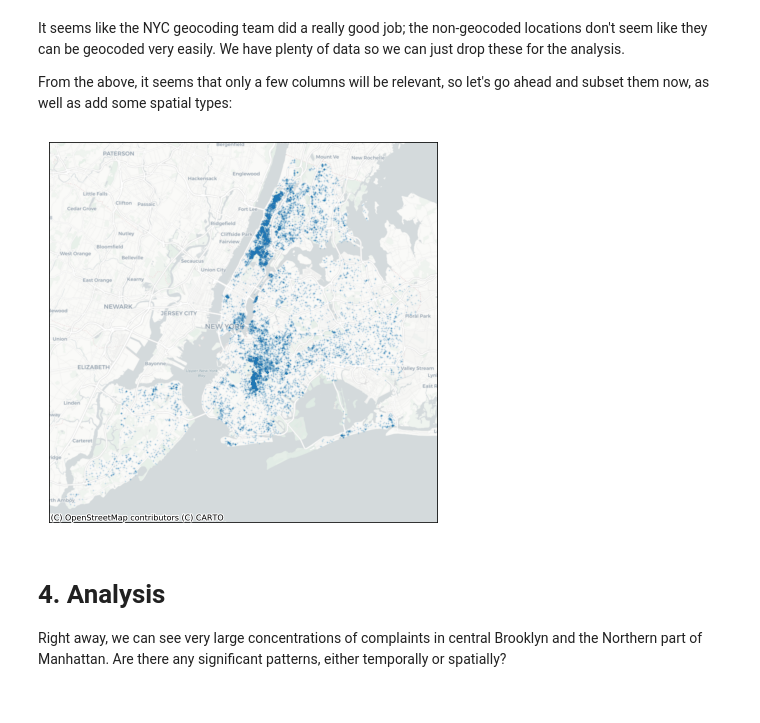
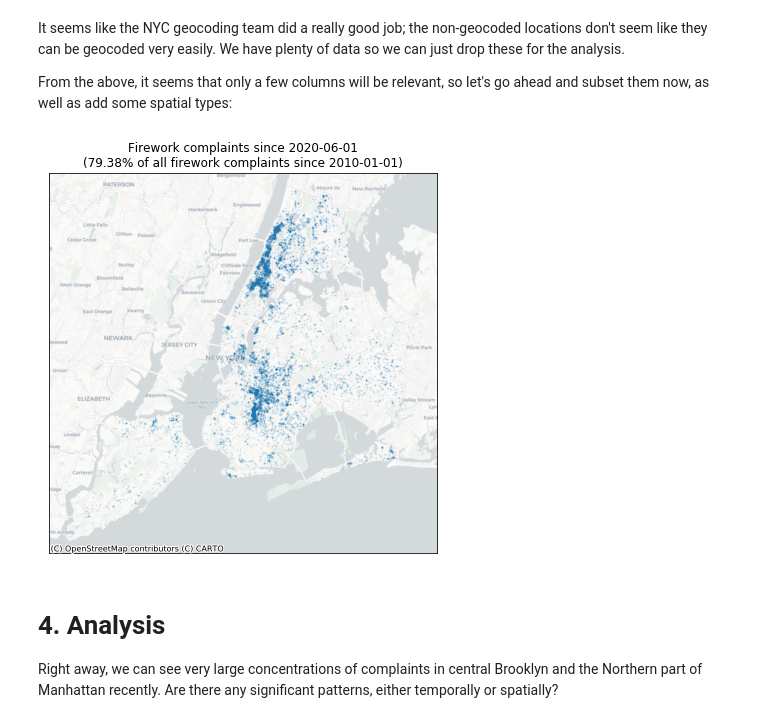
Before and after one commit to ercas/nyc-fireworks, a Jupyter notebook: Untitled.ipynb, the cells around one changed output. Saved outputs shown, nothing was run; the diff lists cells and outputs as text; code cells hidden in the pictures.

Commit message:
updated figure

```diff
--- a/Untitled.ipynb
+++ b/Untitled.ipynb
@@ -163,6 +163,13 @@ df_311 = df_311[[
     "Incident Zip", "City", "Borough", # locations IDs, for standard joining
     "Longitude", "Latitude",  # WGS84 coords, for geospatial joining and viz
 ]]
+
+# date conversions
+for date_column in ["Created Date", "Closed Date"]:
+    df_311[date_column] = pandas.to_datetime(df_311[date_column])
+
+# convert zip codes to mutable integers
+df_311["Incident Zip"] = df_311["Incident Zip"].astype("Int32")
 
 # spatial types
 df_311["geometry"] = df_311[["Longitude", "Latitude"]]\
@@ -173,14 +180,22 @@ gdf_311.crs = {"init": "epsg:4326"}
 # transform to web mercator for more convenient plotting
 gdf_311 = gdf_311.to_crs({"init": "epsg:3857"})
 # %%
+gdf_311_recent = gdf_311[gdf_311["Created Date"] > pandas.to_datetime("2020-06-01")]
 (figure, axis) = pyplot.subplots(figsize=(7, 7))
-gdf_311.plot(ax=axis, markersize=1, alpha=0.1)
+gdf_311_recent.plot(ax=axis, markersize=1, alpha=0.1)
 axis.set_xticks([])
 axis.set_yticks([])
+axis.set_title(
+    "Firework complaints since 2020-06-01"
+    "\n({:.2f}% of all firework complaints since {})".format(
+        len(gdf_311_recent) / len(gdf_311) * 100,
+        gdf_311["Created Date"].min().strftime("%Y-%m-%d")
+    )
+)
 contextily.add_basemap(ax=axis, source=contextily.providers.CartoDB.Positron)
 pyplot.show()
 # %% [output]
-[figure, old version]
+[figure, new version]
 # %% [markdown]
 # 4. Analysis
-Right away, we can see very large concentrations of complaints in central Brooklyn and the Northern part of Manhattan. Are there any significant patterns, either temporally or spatially?
+Right away, we can see very large concentrations of complaints in central Brooklyn and the Northern part of Manhattan recently. Are there any significant patterns, either temporally or spatially?
```
